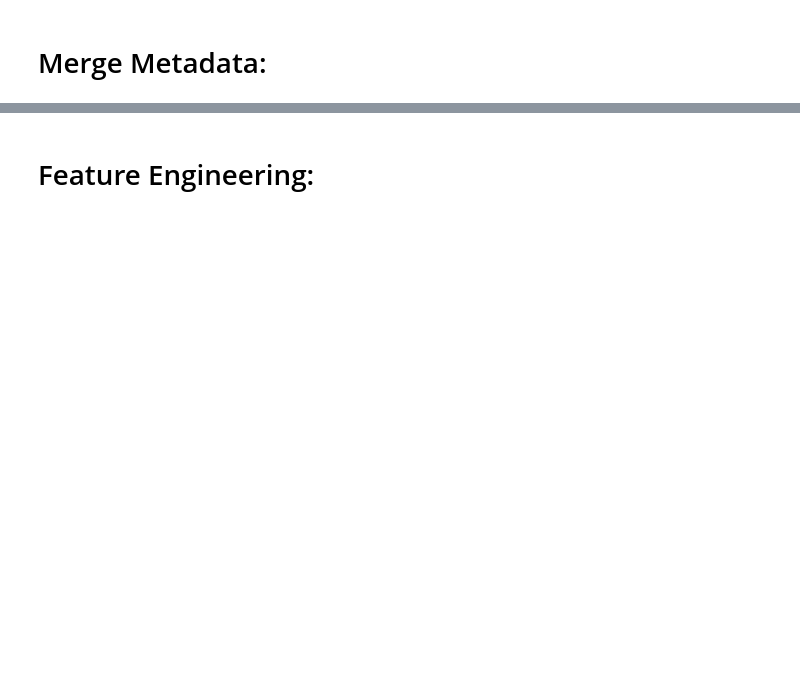
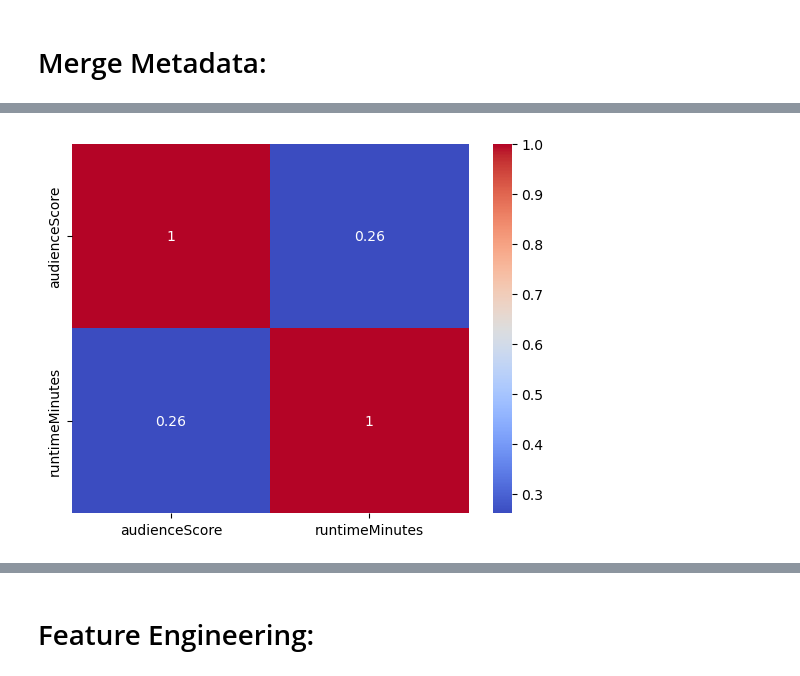
Before and after one commit to Arshi81099/sentimentanlysis, a Jupyter notebook: 21f3002806-notebook-t22023.ipynb, the cells around one changed output, grey strips where cells are left out. Saved outputs shown, nothing was run; the diff lists cells and outputs as text; code cells hidden in the pictures; blank space fills up the shorter version.

```diff
--- a/21f3002806-notebook-t22023.ipynb
+++ b/21f3002806-notebook-t22023.ipynb
@@ -118,0 +189,6 @@ data
+# %%
+correlation_matrix = data.corr()
+sns.heatmap(correlation_matrix, annot=True, cmap='coolwarm')
+plt.show()
+# %% [output]
+[figure, added]
```
Also changed, not shown: parts of 26 cells of this notebook.
